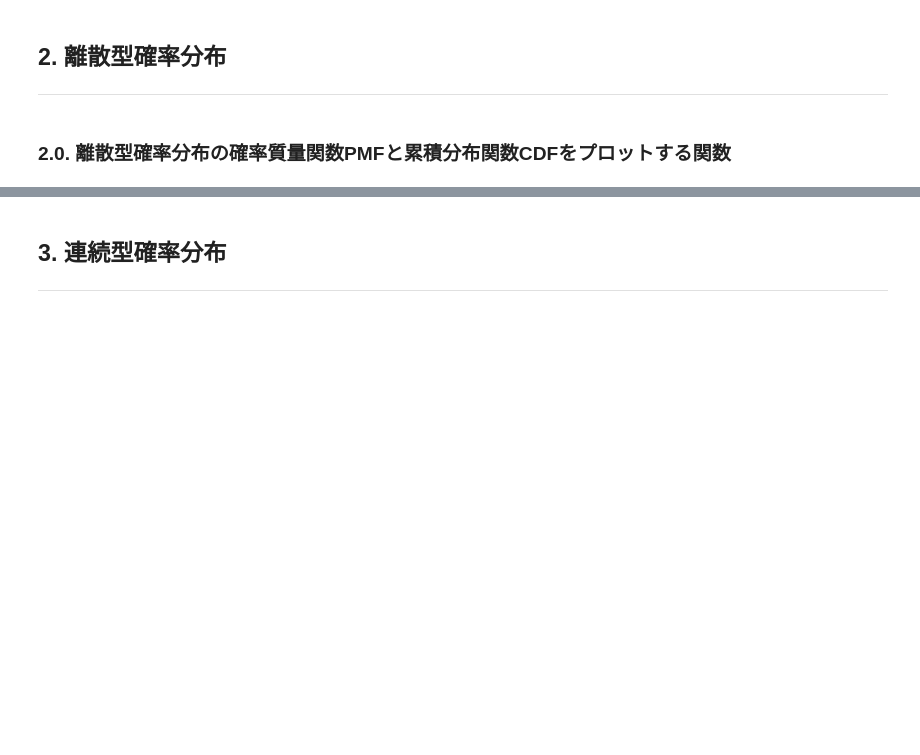
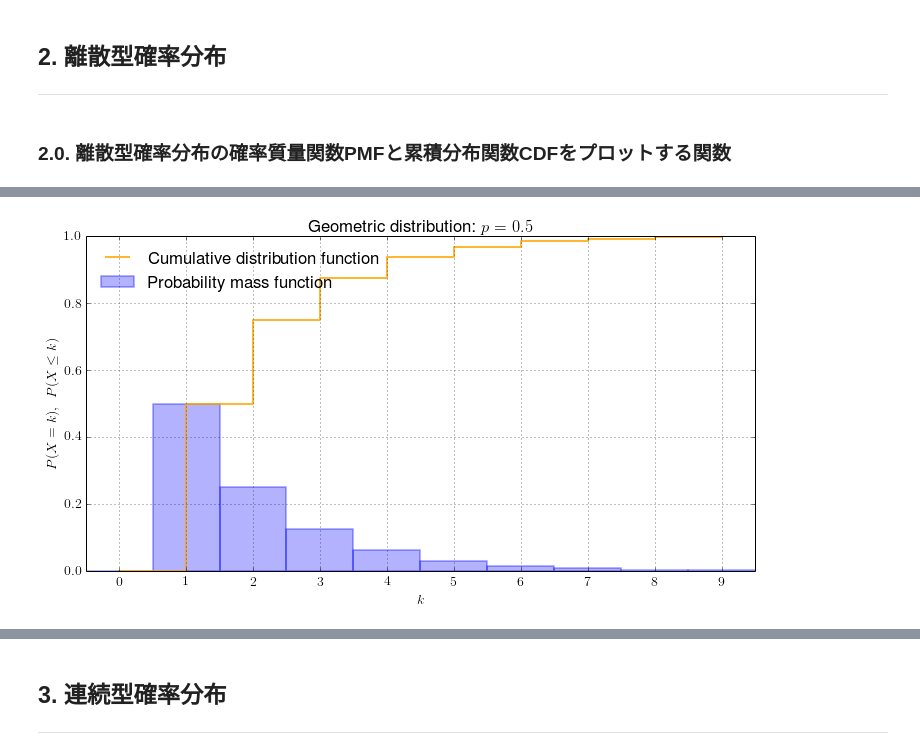
Before and after one commit to sw1227/statistics, a Jupyter notebook: interactive_distribution.ipynb, the cells around one changed output, grey strips where cells are left out. Drawn from its saved outputs; the diff is of its cells as text; code cells hidden in the pictures; blank space fills up the shorter version.

```diff
--- a/interactive_distribution.ipynb
+++ b/interactive_distribution.ipynb
@@ -59,0 +122,7 @@ def plot_poisson(lambda_, k_max):
+# %%
+@interact(p=(0.0, 1.0), k_max=(5, 15))
+def plot_geom(p, k_max):
+    plot_discrete(stats.geom(p), k_max)
+    plt.title("Geometric distribution: $p = %.1f$" % p)
+# %% [output]
+[figure, added]
```
Also changed, not shown: parts of 19 cells of this notebook, 1 other file.
